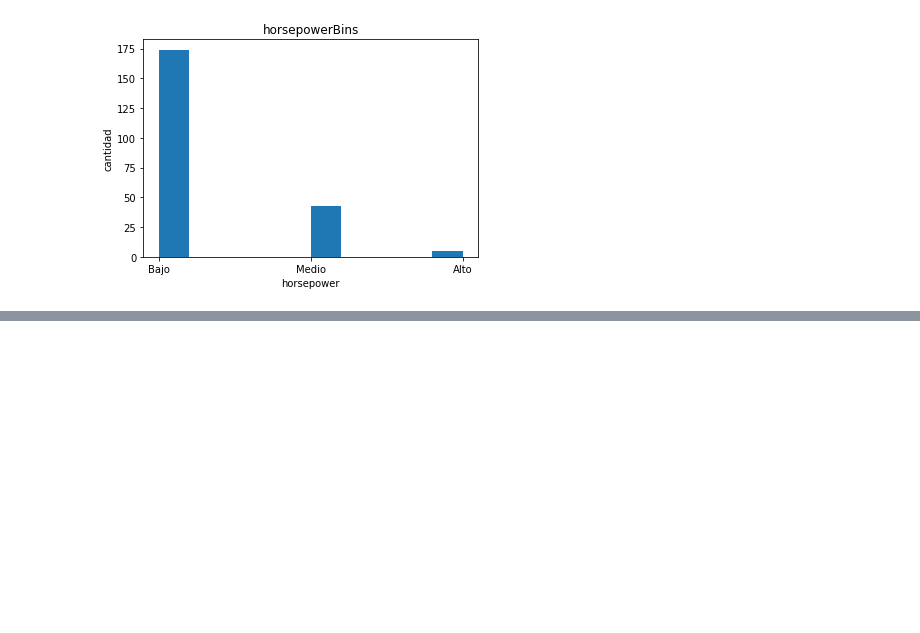
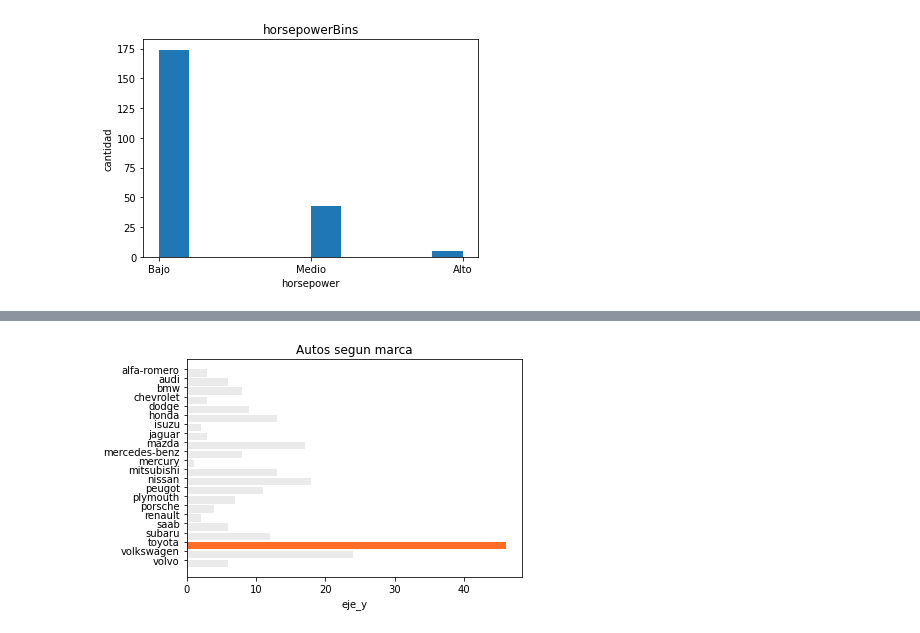
Before and after one commit to scedenod/03C2022_DA, a Jupyter notebook: EDA_AUTOS_3C2022.ipynb, the cells around one changed output, grey strips where cells are left out. Saved outputs shown, nothing was run; the diff lists cells and outputs as text; code cells hidden in the pictures; blank space fills up the shorter version.

```diff
--- a/EDA_AUTOS_3C2022.ipynb
+++ b/EDA_AUTOS_3C2022.ipynb
@@ -655,0 +723,6 @@ dfAutos.head(2)
+# %%
+# se Agruoan los datos por caterogia
+gf2=dfAutos.groupby(["make"]).count()
+# se extrae el indice y la primera columna con datos
+gf2 = gf2.iloc[:,:1]
+gf2
@@ -655,0 +748,19 @@ dfAutos.head(2)
+# %%
+fig, ax = plt.subplots()
+
+eje_x = gf2.index.tolist()
+eje_y = gf2["symboling"].tolist()
+y_pos = np.arange(len(eje_x))
+bar_colors = ['#EAEAEA', '#EAEAEA', '#EAEAEA','#EAEAEA', '#EAEAEA','#EAEAEA', '#EAEAEA','#EAEAEA', '#EAEAEA','#EAEAEA', '#EAEAEA',
+              '#EAEAEA', '#EAEAEA','#EAEAEA', '#EAEAEA','#EAEAEA', '#EAEAEA','#EAEAEA', '#EAEAEA','#FF6D28', '#EAEAEA','#EAEAEA']
+
+
+ax.barh(y_pos, eje_y, align='edge', color= bar_colors) #xerr=error
+ax.set_yticks(y_pos, labels=eje_x)
+ax.invert_yaxis()  # labels read top-to-bottom
+ax.set_xlabel('eje_y')
+ax.set_title('Autos segun marca')
+
+plt.show()
+# %% [output]
+[figure, added]
```
Also changed, not shown: parts of 34 cells of this notebook.
